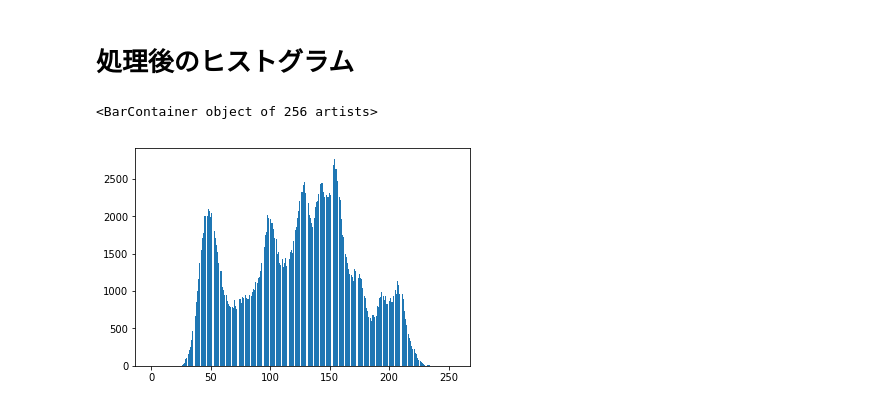
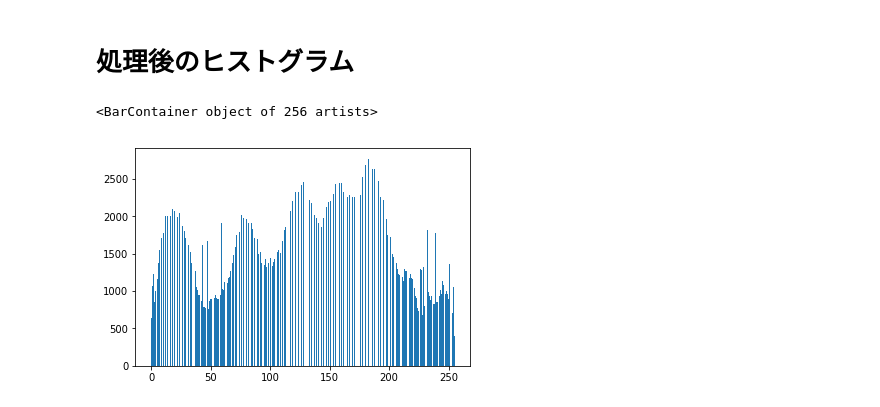
Before and after one commit to msiplab/VieWork, a Jupyter notebook: vie_sec4_histeq.ipynb, the cells around one changed output. Cells and saved outputs as stored; diff of their text form; code cells hidden in the pictures.

```diff
--- a/vie_sec4_histeq.ipynb
+++ b/vie_sec4_histeq.ipynb
@@ -101,8 +101,8 @@ res_img = ImageOps.equalize(gray_img)
 # %% [markdown]
 # 処理後のヒストグラム
 # %%
-freqheight = np.array(res_img.histogram())
+freq = np.array(res_img.histogram())
 plt.bar(value, freq)
 # %% [output]
 <BarContainer object of 256 artists>
-[figure, old version]
+[figure, new version]
```
Also changed, not shown: parts of 1 cell of this notebook.
